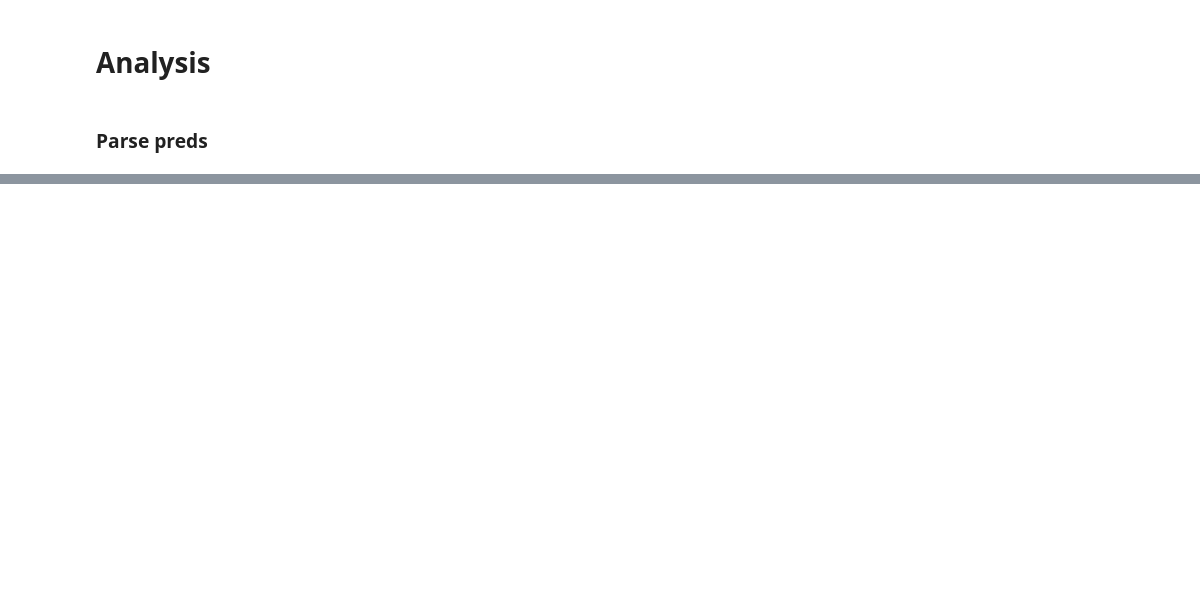
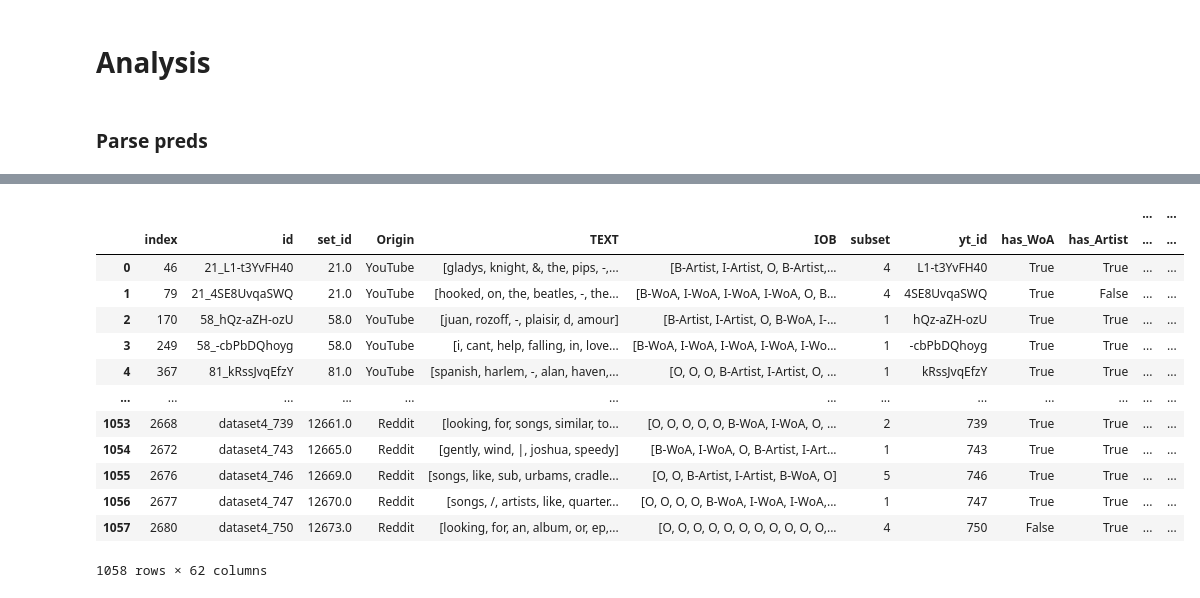
Before and after one commit to progsi/YTUnCoverLLM, a Jupyter notebook: notebooks/results_cloze.ipynb, the cells around one changed output, grey strips where cells are left out. Drawn from its saved outputs; the diff is of its cells as text; code cells hidden in the pictures; blank space fills up the shorter version.

```diff
--- a/notebooks/results_cloze.ipynb
+++ b/notebooks/results_cloze.ipynb
@@ -80,14 +132,22 @@ spec = importlib.util.spec_from_file_location("ner_eval", str(file_path))
 ner_eval = importlib.util.module_from_spec(spec)
 from ner_eval import Evaluator
 
+eval_scheme = "strict"
+
 def eval_pair(true_iobs, pred_iobs):
     if len(true_iobs) == len(pred_iobs):
         evaluator = Evaluator([true_iobs], [pred_iobs], ["Artist", "WoA"])
-        return evaluator.evaluate()
+        result = evaluator.evaluate()
+        overall, by_cls = result[0]["strict"], result[1]
+        return overall, by_cls
     return None
 
 for subset in data.columns.get_level_values(0).unique():
     if subset != '':
-         data[(subset, "metrics")] = data.apply(lambda row: eval_pair(
-             row[(subset, "IOB")], row[(subset, "IOB-pred")]), axis=1)
+        series = data.apply(lambda row: eval_pair(
+                row[(subset, "IOB")], row[(subset, "IOB-pred")]), axis=1)
+        data[(subset, "metrics_overall")] = series.apply(lambda x: x[0] if x else None)
+        for cls in ["Artist", "WoA"]:
+            for outcome in ["incorrect", "missed", "spurious"]:
+                data[(subset, f"{cls}_{outcome}")] = series.apply(lambda x: x[1][cls][eval_scheme][outcome] if x else None)
 # %% [output]
@@ -110,0 +171,17 @@ for subset in data.columns.get_level_values(0).unique():
+# %%
+data
+# %% [output]
+|  |  |  |  |  |  |  |  |  |  |  | ... | ... |
+|  | index | id | set_id | Origin | TEXT | IOB | subset | yt_id | has_WoA | has_Artist | ... | ... |
+| 0 | 46 | 21_L1-t3YvFH40 | 21.0 | YouTube | [gladys, knight, &, the, pips, -,... | [B-Artist, I-Artist, O, B-Artist,... | 4 | L1-t3YvFH40 | True | True | ... | ... |
+| 1 | 79 | 21_4SE8UvqaSWQ | 21.0 | YouTube | [hooked, on, the, beatles, -, the... | [B-WoA, I-WoA, I-WoA, I-WoA, O, B... | 4 | 4SE8UvqaSWQ | True | False | ... | ... |
+| 2 | 170 | 58_hQz-aZH-ozU | 58.0 | YouTube | [juan, rozoff, -, plaisir, d, amour] | [B-Artist, I-Artist, O, B-WoA, I-... | 1 | hQz-aZH-ozU | True | True | ... | ... |
+| 3 | 249 | 58_-cbPbDQhoyg | 58.0 | YouTube | [i, cant, help, falling, in, love... | [B-WoA, I-WoA, I-WoA, I-WoA, I-Wo... | 1 | -cbPbDQhoyg | True | True | ... | ... |
+| 4 | 367 | 81_kRssJvqEfzY | 81.0 | YouTube | [spanish, harlem, -, alan, haven,... | [O, O, O, B-Artist, I-Artist, O, ... | 1 | kRssJvqEfzY | True | True | ... | ... |
+| ... | ... | ... | ... | ... | ... | ... | ... | ... | ... | ... | ... | ... |
+| 1053 | 2668 | dataset4_739 | 12661.0 | Reddit | [looking, for, songs, similar, to... | [O, O, O, O, O, B-WoA, I-WoA, O, ... | 2 | 739 | True | True | ... | ... |
+| 1054 | 2672 | dataset4_743 | 12665.0 | Reddit | [gently, wind, |, joshua, speedy] | [B-WoA, I-WoA, O, B-Artist, I-Art... | 1 | 743 | True | True | ... | ... |
+| 1055 | 2676 | dataset4_746 | 12669.0 | Reddit | [songs, like, sub, urbams, cradle... | [O, O, B-Artist, I-Artist, B-WoA, O] | 5 | 746 | True | True | ... | ... |
+| 1056 | 2677 | dataset4_747 | 12670.0 | Reddit | [songs, /, artists, like, quarter... | [O, O, O, O, B-WoA, I-WoA, I-WoA,... | 1 | 747 | True | True | ... | ... |
+| 1057 | 2680 | dataset4_750 | 12673.0 | Reddit | [looking, for, an, album, or, ep,... | [O, O, O, O, O, O, O, O, O, O, O,... | 4 | 750 | False | True | ... | ... |
+1058 rows × 62 columns
```
Also changed, not shown: parts of 15 cells of this notebook.
